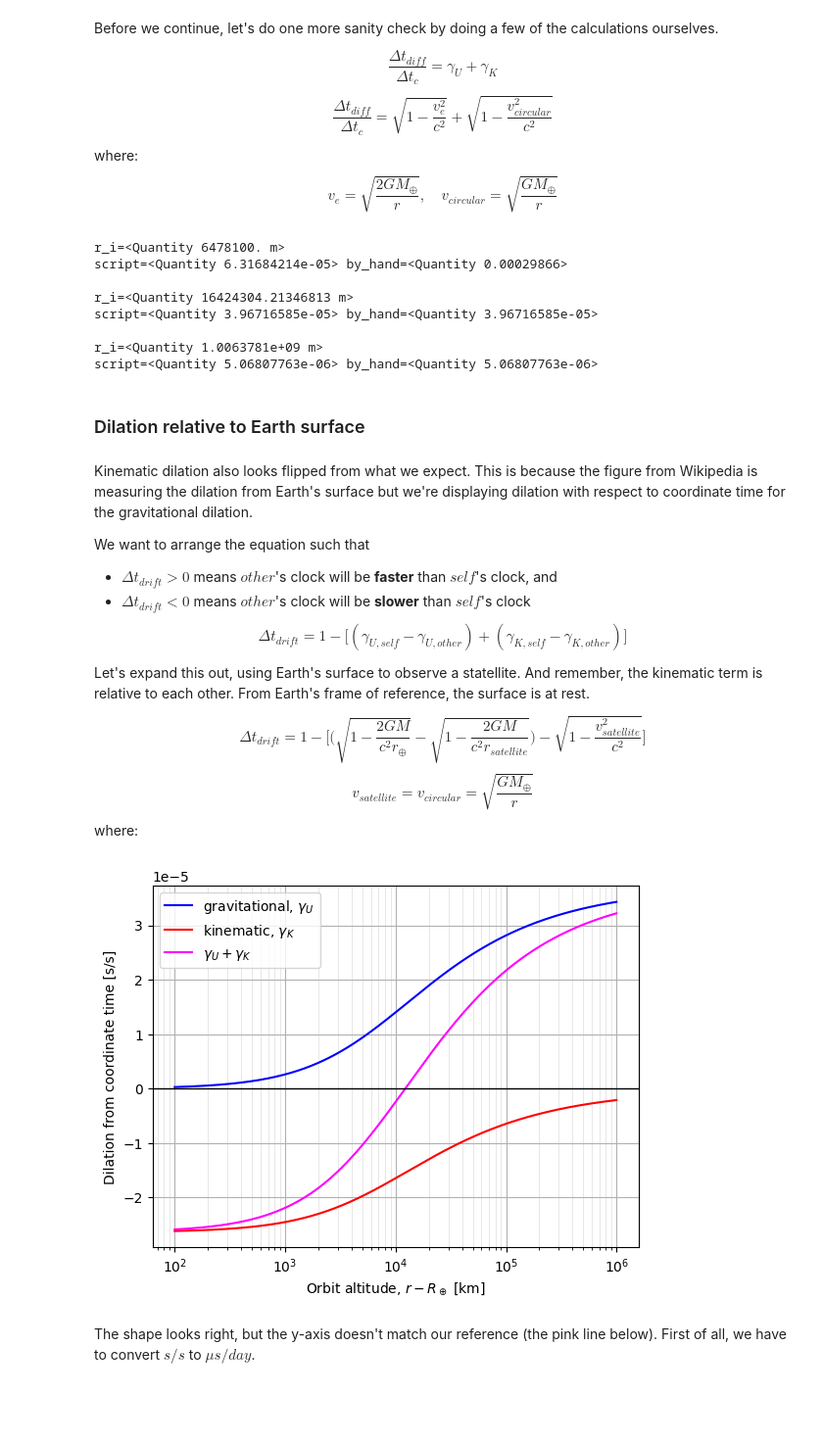
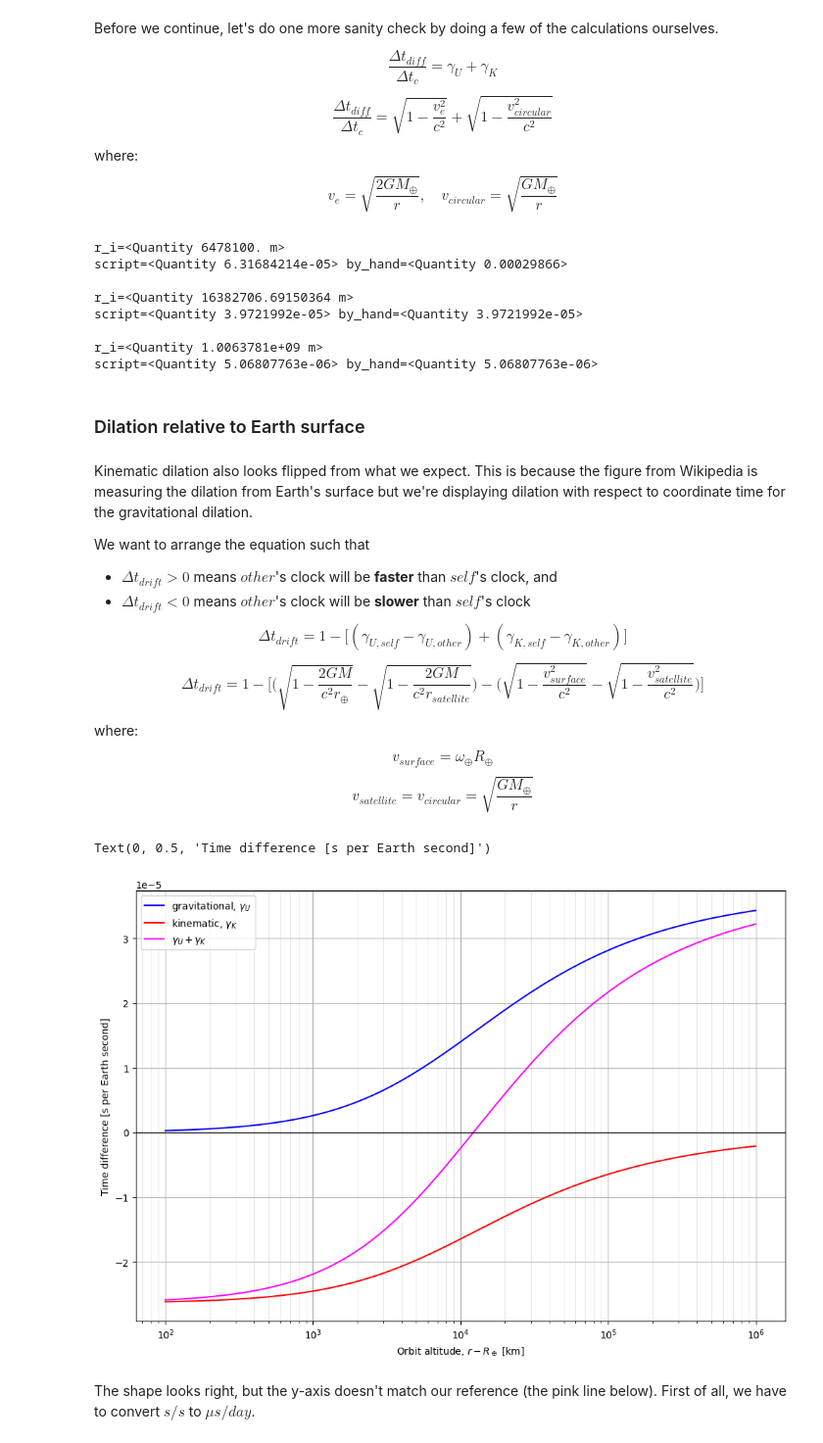
Before and after one commit to philiplinden/spacetime, a Jupyter notebook: learning/notebooks/time_dilation.ipynb, the cells around one changed output. Shown: that part at 98% size. Drawn from its saved outputs; the diff is of its cells as text; code cells hidden in the pictures; blank space fills up the shorter version.

```diff
--- a/learning/notebooks/time_dilation.ipynb
+++ b/learning/notebooks/time_dilation.ipynb
@@ -250,6 +256,7 @@ Remember, we can express this in terms of energy per unit mass using our definit
 $$\text{gravitational potential per unit mass},\quad U = \frac{G M_\oplus}{r}$$
 $$\text{escape speed (squared) per unit mass},\quad v_e^2 = \frac{2GM_\oplus}{r}$$
 # %%
-potential = GM_earth / r.to(u.m)
+potential = GM_earth / r
 escape_speed_squared = 2 * potential
 escape_speed = np.sqrt(escape_speed_squared).to(u.m / u.s)
+escape_speed
@@ -331,6 +343,7 @@ def kinematic_time_dilation(velocity):
     return relativistic_factor(velocity)
 
 def plot_dilation(altitudes, grav_dilation, kinematic_dilation, total_dilation=None, yunit='[s/s]'):
+    plt.figure(figsize=(12,8))
     labels = ["gravitational, $\gamma_U$", "kinematic, $\gamma_K$"]
     plt.plot(altitudes, grav_dilation, color='blue')
     plt.plot(altitudes, kinematic_dilation, color='red')
@@ -345,7 +358,7 @@ def plot_dilation(altitudes, grav_dilation, kinematic_dilation, total_dilation=N
     plt.grid(which='minor', color='#DDDDDD', linewidth=0.5)
     plt.axhline(linewidth=1, color="k")
 # %%
-potential = GM_earth / r.to(u.m)
+potential = GM_earth / r
 circular_speed = np.sqrt(potential)
 
 grav_dilation = gravitational_time_dilation(potential)
@@ -578,11 +591,11 @@ precise_c_squared = to_precise(c_squared)
 for index in indices:
     r_i = r[index]
     v_e_squared = to_precise(2 * GM_earth / r_i)
-    escape_pct_c = (v_e_squared / c_squared)
+    escape_pct_c = (v_e_squared / precise_c_squared)
     gamma_u = (1 - escape_pct_c) ** 0.5
 
     v_squared = to_precise(GM_earth / r_i)
-    v_pct_c = (v_squared / c_squared)
+    v_pct_c = (v_squared / precise_c_squared)
     gamma_k = (1 - v_pct_c) ** 0.5
 
     by_hand = from_precise(gamma_u + gamma_k)
@@ -592,8 +605,8 @@ for index in indices:
 r_i=<Quantity 6478100. m>
 script=<Quantity 6.31684214e-05> by_hand=<Quantity 0.00029866>
 
-r_i=<Quantity 16424304.21346813 m>
-script=<Quantity 3.96716585e-05> by_hand=<Quantity 3.96716585e-05>
+r_i=<Quantity 16382706.69150364 m>
+script=<Quantity 3.9721992e-05> by_hand=<Quantity 3.9721992e-05>
 
 r_i=<Quantity 1.0063781e+09 m>
 script=<Quantity 5.06807763e-06> by_hand=<Quantity 5.06807763e-06>
@@ -608,40 +621,43 @@ We want to arrange the equation such that
 
 $$\Delta t_{drift} = 1 - \Big[ (\gamma_{U,self} - \gamma_{U,other}) + (\gamma_{K,self} - \gamma_{K,other}) \Big]$$
 
-Let's expand this out, using Earth's surface to observe a statellite. And remember, the kinematic term is relative to each other. From Earth's frame of reference, the surface is at rest.
-
 $$
-\Delta t_{drift} = 1 - \Bigg[ \Bigg( \sqrt{1-\frac{2GM}{c^2 r_{\oplus}}} - \sqrt{1-\frac{2GM}{c^2 r_{satellite}}} \Bigg) - \sqrt{1-\frac{v_{satellite}^2}{c^2}} \Bigg]
+\Delta t_{drift} = 1 - \Bigg[ \Bigg( \sqrt{1-\frac{2GM}{c^2 r_{\oplus}}} - \sqrt{1-\frac{2GM}{c^2 r_{satellite}}} \Bigg) - \Bigg(\sqrt{1-\frac{v_{surface}^2}{c^2}} - \sqrt{1-\frac{v_{satellite}^2}{c^2}} \Bigg) \Bigg]
 $$
+where:
+$$v_{surface} = \omega_{\oplus} R_{\oplus}$$
 $$v_{satellite} = v_{circular} = \sqrt{\frac{G M_\oplus}{r}}$$
-where:
 # %%
 ref_potential = GM_earth / earth_radius.to(u.m)
 precise_ref_potential = to_precise(ref_potential)
-ref_dilation = from_precise(gravitational_time_dilation(precise_ref_potential))
+ref_grav_dilation = from_precise(gravitational_time_dilation(precise_ref_potential))
 
-ref_speed = w_earth * earth_radius
+ref_speed = w_earth * earth_radius.to(u.m)
+precise_ref_speed = to_precise(ref_speed)
+ref_kine_dilation = 0 #from_precise(kinematic_time_dilation(precise_ref_speed))
 
 rel_grav_dilation = [
-    ref_dilation - from_precise(d) for d in precise_grav_dilation
+    ref_grav_dilation - from_precise(gamma_u) for gamma_u in precise_grav_dilation
 ]
 rel_kinematic_dilation = [
-    -1 * from_precise(kinematic_time_dilation(v)) for v in precise_circular_speed
+    ref_kine_dilation - from_precise(gamma_k) for gamma_k in precise_kinematic_dilation
 ]
 
 rel_total_dilation = np.sum([
     rel_grav_dilation,
     rel_kinematic_dilation,
     ], axis=0
 )
 
 plot_dilation(
     altitudes,
     rel_grav_dilation,
     rel_kinematic_dilation,
     rel_total_dilation,
 )
+plt.ylabel(f"Time difference [s per Earth second]")
 # %% [output]
+Text(0, 0.5, 'Time difference [s per Earth second]')
-[figure, old version]
+[figure, new version]
 # %% [markdown]
 The shape looks right, but the y-axis doesn't match our reference (the pink line below). First of all, we have to convert $s/s$ to $\mu s/day$.
```
Also changed, not shown: parts of 12 cells of this notebook, 1 other file.
